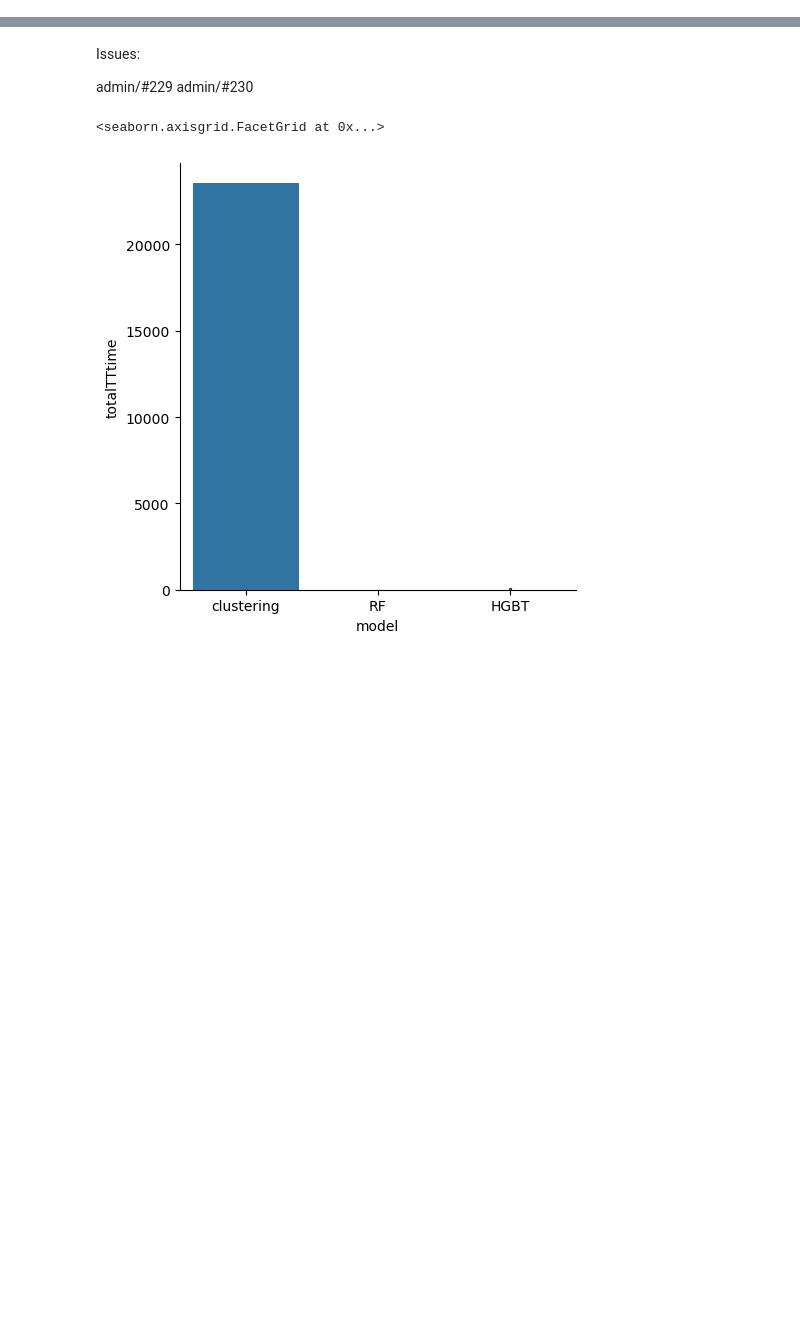
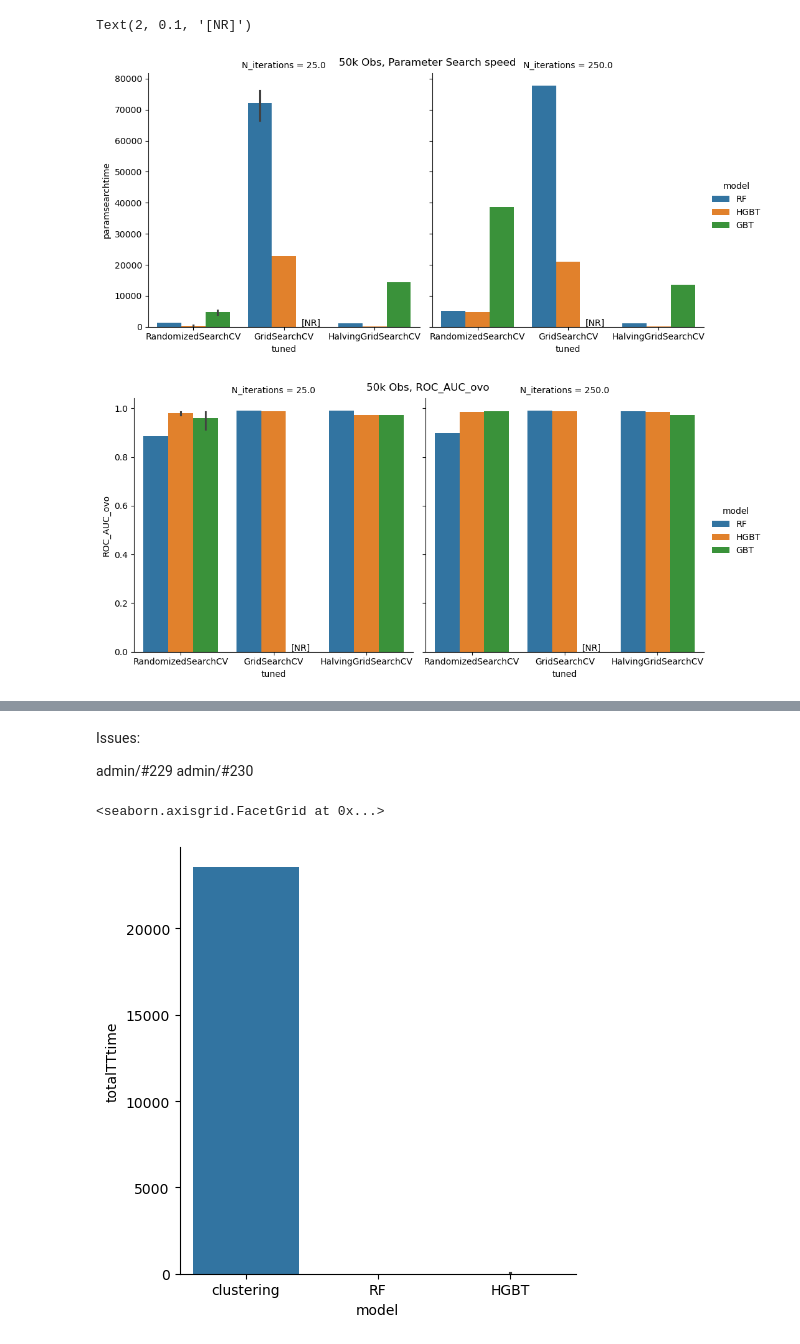
Before and after one commit to FlicAnderson/RSE-personas, a Jupyter notebook: githubanalysis/notebooks/SERS26-ML.ipynb, the cells around one changed output, grey strips where cells are left out. Drawn from its saved outputs; the diff is of its cells as text; code cells hidden in the pictures; blank space fills up the shorter version.

```diff
--- a/githubanalysis/notebooks/SERS26-ML.ipynb
+++ b/githubanalysis/notebooks/SERS26-ML.ipynb
@@ -185,0 +444,20 @@ models_50k_250it.sort_values(by=["tuned","model", "N_iterations", "ROC_AUC_ovo",
+# %%
+# ML Tuning evaluation Dataset is: Set1
+
+g = sns.catplot(data=models_50k, x="tuned", y="paramsearchtime", hue="model", kind="bar", col="N_iterations", estimator="mean", errorbar=('ci', 95),)
+g.fig.suptitle("50k Obs, Parameter Search speed")
+ax1 = g.axes.flat[0]
+ax2 = g.axes.flat[1]
+ax1.annotate("[NR]", xy=("GridSearchCV", 0), xycoords='data', xytext=(2, 0.1), textcoords='offset fontsize')
+ax2.annotate("[NR]", xy=("GridSearchCV", 0), xycoords='data', xytext=(2, 0.1), textcoords='offset fontsize')
+
+g = sns.catplot(data=models_50k, x="tuned", y="ROC_AUC_ovo", hue="model", kind="bar", col="N_iterations", estimator="mean", errorbar=('ci', 95),)
+g.fig.suptitle("50k Obs, ROC_AUC_ovo")
+ax1 = g.axes.flat[0]
+ax2 = g.axes.flat[1]
+ax1.annotate("[NR]", xy=("GridSearchCV", 0), xycoords='data', xytext=(2, 0.1), textcoords='offset fontsize')
+ax2.annotate("[NR]", xy=("GridSearchCV", 0), xycoords='data', xytext=(2, 0.1), textcoords='offset fontsize')
+# %% [output]
+Text(2, 0.1, '[NR]')
+[figure, added]
+[figure, added]
```
Also changed, not shown: parts of 100 cells of this notebook, 1 other file.
